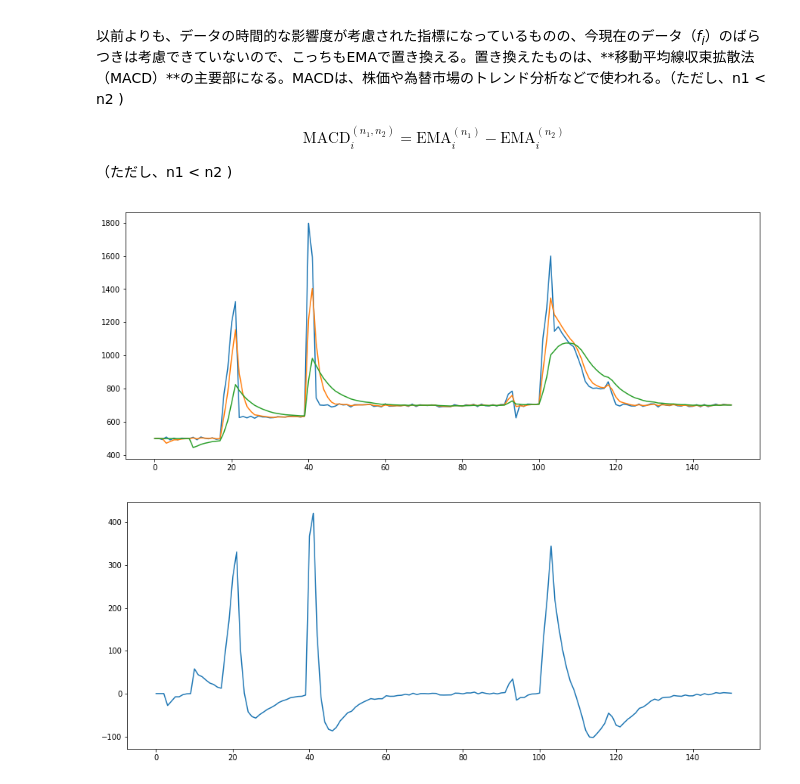
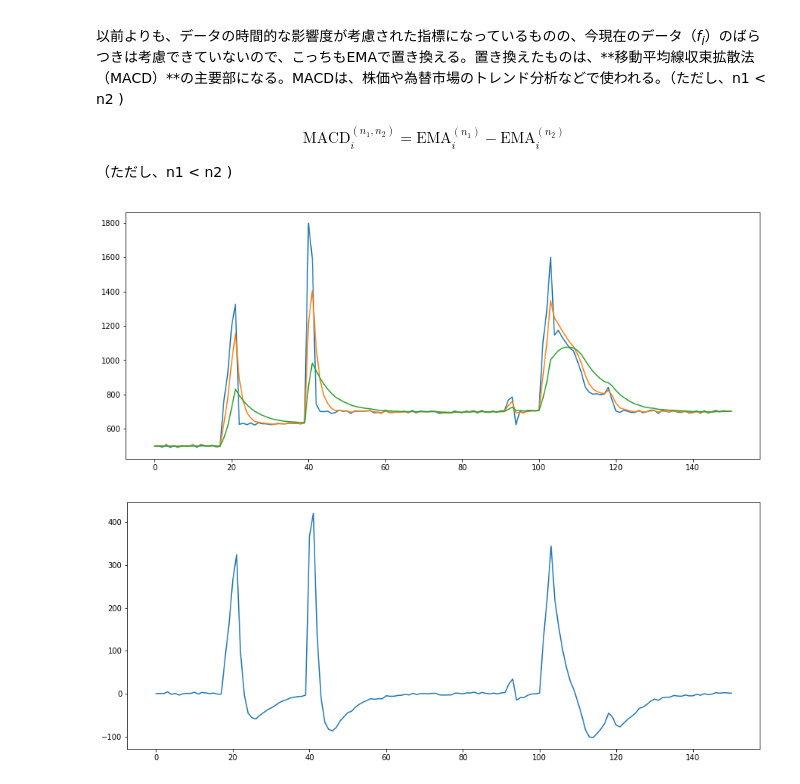
Before and after one commit to NPoi/onsha_heisha-webdataml, a Jupyter notebook: Chapter2.ipynb, the cells around one changed output. Cells and saved outputs as stored; diff of their text form; code cells hidden in the pictures.

```diff
--- a/Chapter2.ipynb
+++ b/Chapter2.ipynb
@@ -203,35 +204,34 @@ data = [500,501.2643237,494.138763,509.448287,492.0069485,502.824497,492.4755806
 series = pd.Series(data)
 plt.plot(series)
 
 def ema(i, n, data):
     if i < n-1:
         return None
 
-    ema = 0
-    k = 0
+    elif i == n-1:
+        num = 0
+        for j in range(n):
+            num += data[j]
 
-    while(True):
-        if i < k:
-            return ema
+        return num/n
 
-        ema = ema + ((2/(n+1)) * ((1-(2/(n+1)))**k) * data[i-k])
-        k = k + 1
+    return 2/(n+1)*data[i] + (1 - (2/(n+1))) * ema(i-1, n, data)
 
 series3 = pd.Series([500]*3 + [ ema(i, 3, data) for i in range(3, 151)])
 plt.plot(series3)
 series10 = pd.Series([500]*10 + [ ema(i, 10, data) for i in range(10, 151)])
 plt.plot(series10)
 
 plt.show()
 # %% [output]
-[figure, old version]
+[figure, new version]
 # %%
 # 上で使ったデータから、MACD(3, 10)を表示させる
 plt.figure(figsize=(15,6))
-ema3 = [500,500,500] + [ ema(i, 3, data) for i in range(3, 151)]
+ema3 = [500]*3 + [ ema(i, 3, data) for i in range(3, 151)]
 ema10 = pd.Series([500]*10 + [ ema(i, 10, data) for i in range(10, 151)])
 macd3_10 = [ ema3[i] - ema10[i] for i in range(151) ]
 plt.plot(pd.Series(macd3_10))
 plt.show()
 # %% [output]
-[figure, old version]
+[figure, new version]
```
Also changed, not shown: parts of 4 cells of this notebook, 1 other file.
